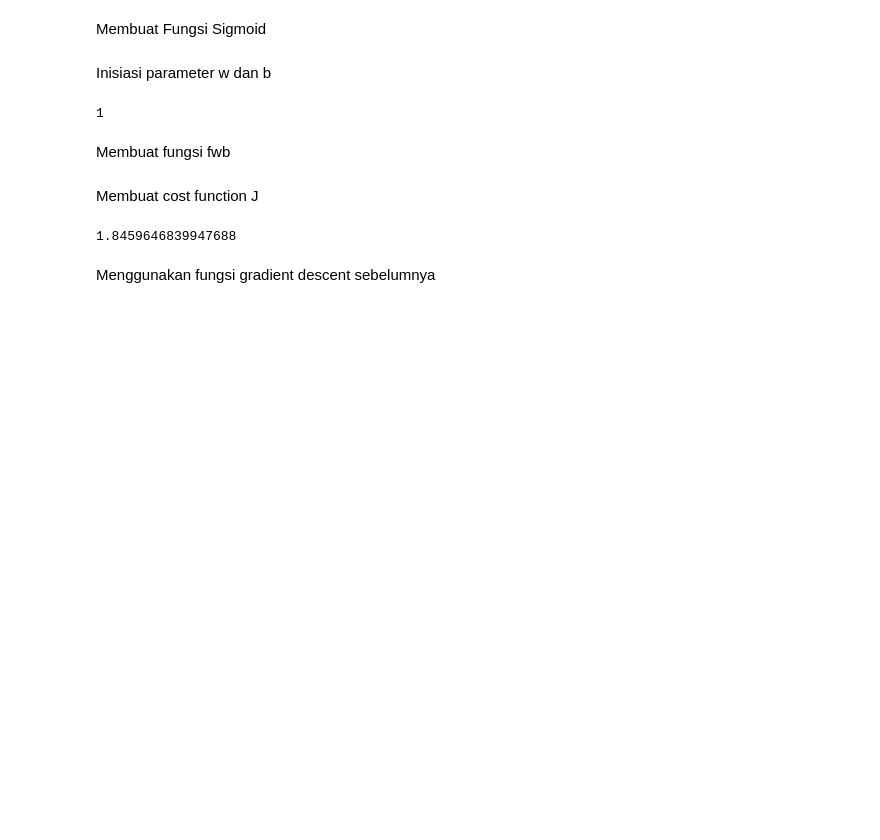
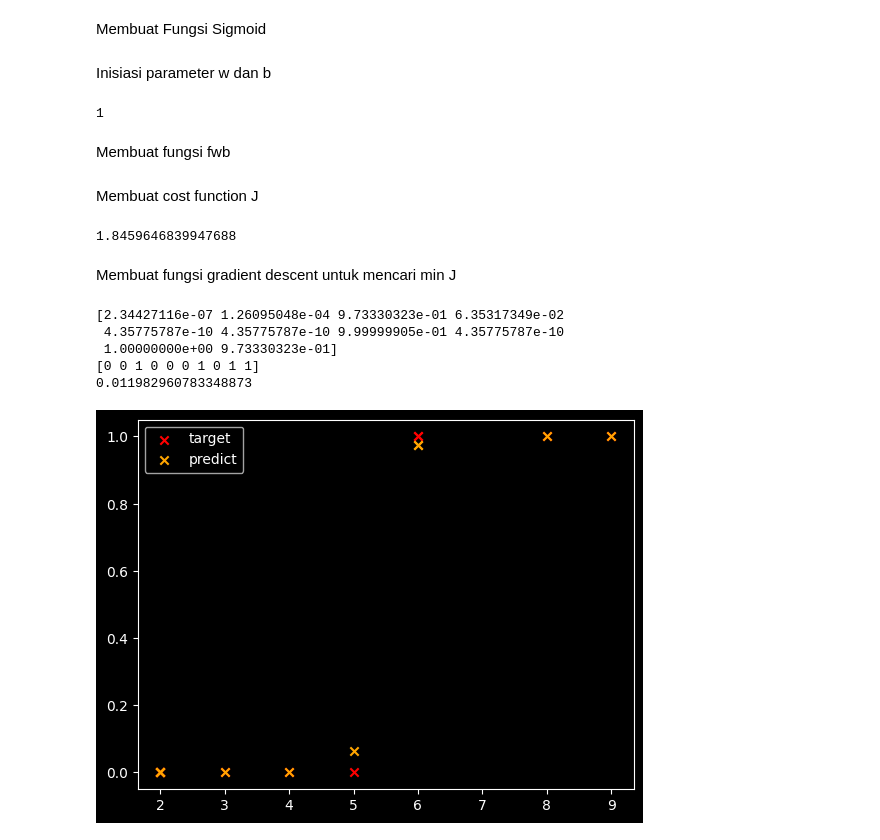
Before and after one commit to f2rra/learning-ml, a Jupyter notebook: supervised.ipynb, the cells around one changed output. Drawn from its saved outputs; the diff is of its cells as text; code cells hidden in the pictures; blank space fills up the shorter version.

Commit message:
membuat contoh 1

```diff
--- a/supervised.ipynb
+++ b/supervised.ipynb
@@ -342,9 +341,44 @@ def j(x,y,w,b):
     error = np.sum(-y*np.log(fwb) - (1-y)*np.log(1-fwb))
     return error/m
 # %%
-jwb = j(x,y,w_init,b_init)
+jwb = sigjwb(x,y,w_init,b_init)
 jwb
 # %% [output]
 1.8459646839947688
 # %% [markdown]
-Menggunakan fungsi gradient descent sebelumnya
+Membuat fungsi gradient descent untuk mencari min J
+# %%
+def siggraddesc(x,y,w,b,alpha=1e-5,num_iter=1000):
+    m = y.shape[0]
+    fwb = sigfwb(x,w,b)
+    jwb = sigjwb(x,y,w,b)
+    for i in range(num_iter):
+        djdw = 1/m * np.dot((fwb-y),x)
+        djdb = 1/m * np.sum(fwb-y)
+        w = w - alpha*djdw
+        b = b - alpha*djdb
+        fwb = sigfwb(x,w,b)
+        jwb = sigjwb(x,y,w,b)
+    return w,b,fwb,jwb
+# %%
+w,b,_,_ = siggraddesc(x,y,w_init,b_init,alpha=1,num_iter=10000)
+# %%
+fwb = sigfwb(x,w,b)
+jwb = sigjwb(x,y,w,b)
+# %%
+print(fwb)
+print(y)
+print(jwb)
+# %% [output]
+[2.34427116e-07 1.26095048e-04 9.73330323e-01 6.35317349e-02
+ 4.35775787e-10 4.35775787e-10 9.99999905e-01 4.35775787e-10
+ 1.00000000e+00 9.73330323e-01]
+[0 0 1 0 0 0 1 0 1 1]
+0.011982960783348873
+# %%
+plt.scatter(x,y,marker='x',c='r',label='target')
+plt.scatter(x,fwb,marker='x',c='orange',label='predict')
+plt.legend()
+plt.show()
+# %% [output]
+[figure, added]
```
Also changed, not shown: parts of 2 cells of this notebook.
